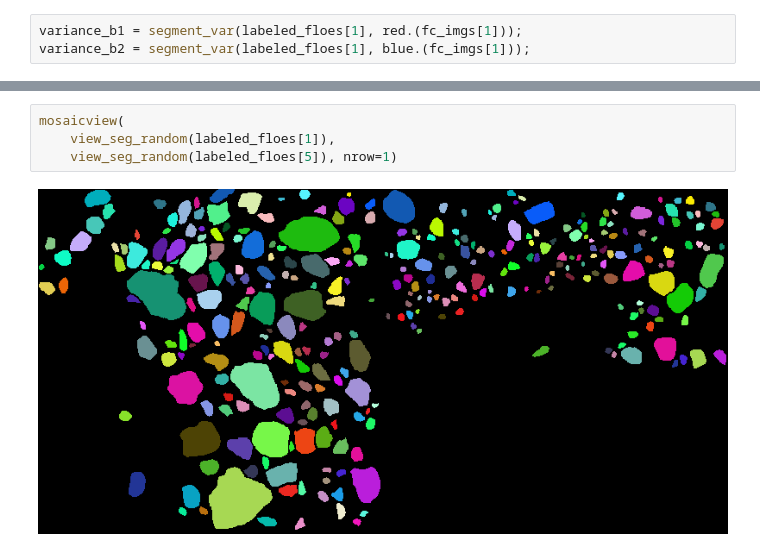
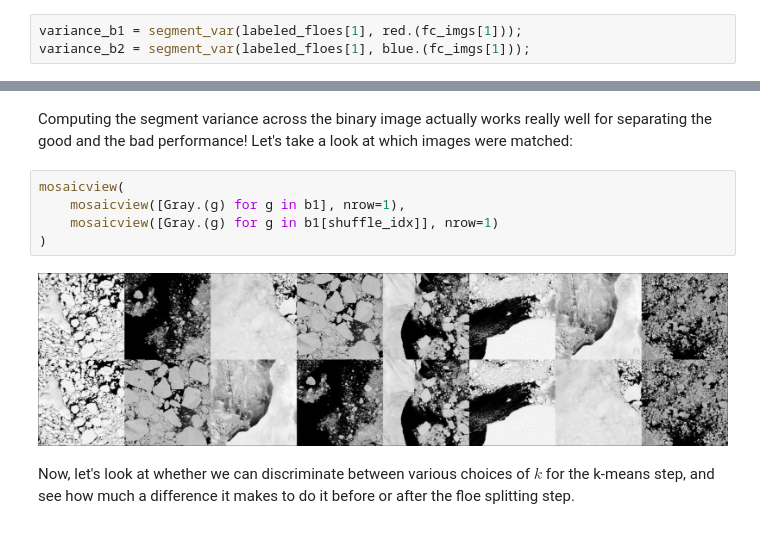
Before and after one commit to danielmwatkins/calval_tgrs, a Jupyter notebook: notebooks/floe_metrics.ipynb, the cells around one changed output, grey strips where cells are left out. Saved outputs shown, nothing was run; the diff lists cells and outputs as text.

```diff
--- a/notebooks/floe_metrics.ipynb
+++ b/notebooks/floe_metrics.ipynb
@@ -103,6 +112,11 @@ scatter!(
-# %%
-mosaicview(
-    view_seg_random(labeled_floes[1]),
-    view_seg_random(labeled_floes[5]), nrow=1)
-# %% [output]
-[figure, removed]
+# %% [markdown]
+Computing the segment variance across the binary image actually works really well for separating the good and the bad performance! Let's take a look at which images were matched:
+# %%
+mosaicview(
+    mosaicview([Gray.(g) for g in b1], nrow=1),
+    mosaicview([Gray.(g) for g in b1[shuffle_idx]], nrow=1)
+)
+# %% [output]
+[figure, added]
+# %% [markdown]
+Now, let's look at whether we can discriminate between various choices of $k$ for the k-means step, and see how much a difference it makes to do it before or after the floe splitting step.
```
Also changed, not shown: parts of 15 cells of this notebook.
